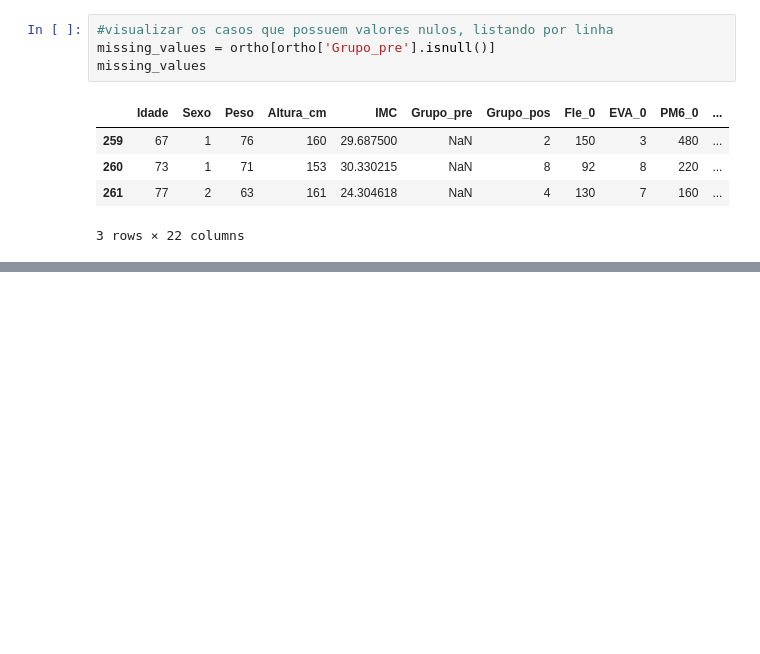
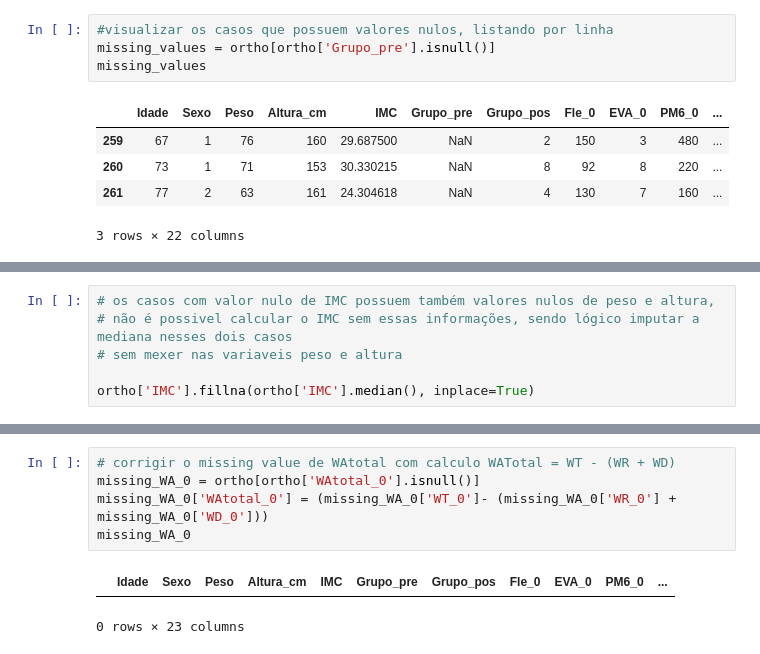
Before and after one commit to efigueira-hds/ML_Projeto_Final, a Jupyter notebook: EDA.ipynb, the cells around one changed output, grey strips where cells are left out. Saved outputs shown, nothing was run; the diff lists cells and outputs as text; blank space fills up the shorter version.

```diff
--- a/EDA.ipynb
+++ b/EDA.ipynb
@@ -326,0 +273,6 @@ Grupo_pre
+# %%
+# os casos com valor nulo de IMC possuem também valores nulos de peso e altura,
+# não é possivel calcular o IMC sem essas informações, sendo lógico imputar a mediana nesses dois casos
+# sem mexer nas variaveis peso e altura
+
+ortho['IMC'].fillna(ortho['IMC'].median(), inplace=True)
@@ -326,0 +286,8 @@ Grupo_pre
+# %%
+# corrigir o missing value de WAtotal com calculo WATotal = WT - (WR + WD)
+missing_WA_0 = ortho[ortho['WAtotal_0'].isnull()]
+missing_WA_0['WAtotal_0'] = (missing_WA_0['WT_0']- (missing_WA_0['WR_0'] + missing_WA_0['WD_0']))
+missing_WA_0
+# %% [output]
+|  | Idade | Sexo | Peso | Altura_cm | IMC | Grupo_pre | Grupo_pos | Fle_0 | EVA_0 | PM6_0 | ... |
+0 rows × 23 columns
```
Also changed, not shown: parts of 27 cells of this notebook.
